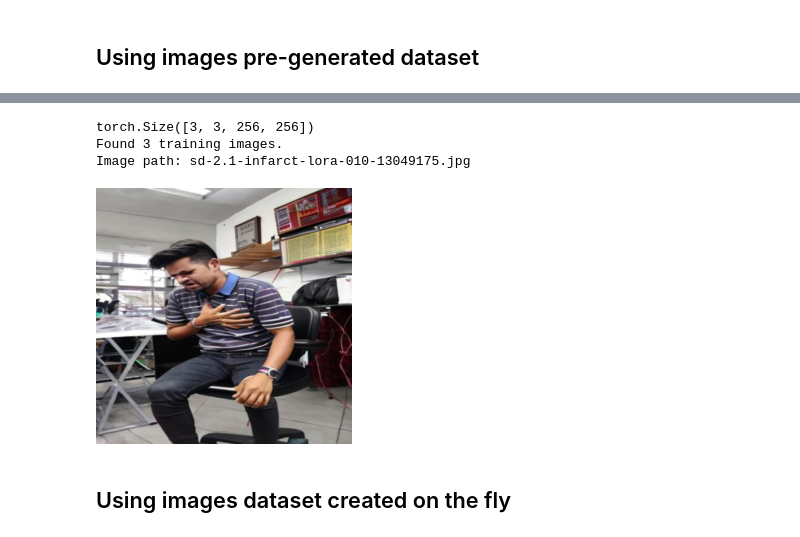
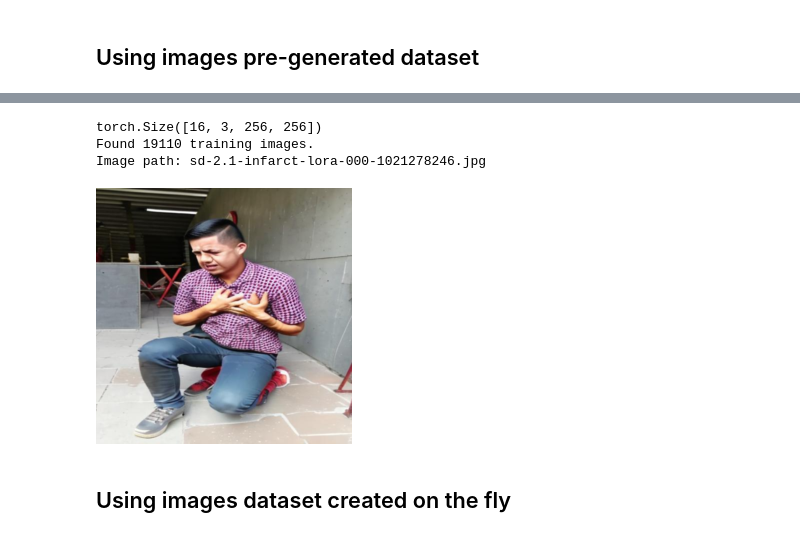
Before and after one commit to Turing-IA-IHC/InfarctImage, a Jupyter notebook: notebooks/infarctImageDemo.ipynb, the cells around one changed output, grey strips where cells are left out. Saved outputs shown, nothing was run; the diff lists cells and outputs as text; code cells hidden in the pictures.

```diff
--- a/notebooks/infarctImageDemo.ipynb
+++ b/notebooks/infarctImageDemo.ipynb
@@ -77,36 +109,34 @@ import torchvision.transforms.functional as F
 # %%
 # Load dataset. If not exist download dataset from Kaggle
 
-# This feature will be available soon
+# Define transformations
+transform = transforms.Compose([
+    transforms.Resize((256, 256)),  # Resize images to 128x128
+    transforms.ToTensor(),  # Convert images to tensor
+])
 
-## Define transformations
-#transform = transforms.Compose([
-#    transforms.Resize((256, 256)),  # Resize images to 128x128
-#    transforms.ToTensor(),  # Convert images to tensor
-#])
-#
-## Create dataset and DataLoader
-#dataset = InfarctImageDataset(split='train', transform=transform)
-#dataloader = DataLoader(dataset, batch_size=16, shuffle=True)
-#
-## Iterate through batches
-#for batch in dataloader:
-#    print(batch.shape)  # Expected output: (batch_size, 3, 128, 128)
-#    break
-#
-## Load and display dataset images
-#print(f"Found {len(dataset)} training images.")
-#
-## Display the first image path
-#print("Image path:", dataset.image_files[0])
-#image = dataset[0].permute(1, 2, 0).numpy()
-#image_pil = F.to_pil_image(image)
-#image_pil
+# Create dataset and DataLoader
+dataset = InfarctImageDataset(split='train', transform=transform)
+dataloader = DataLoader(dataset, batch_size=16, shuffle=True)
+
+# Iterate through batches
+for batch in dataloader:
+    print(batch.shape)  # Expected output: (batch_size, 3, 128, 128)
+    break
+
+# Load and display dataset images
+print(f"Found {len(dataset)} training images.")
+
+# Display the first image path
+print("Image path:", dataset.image_files[0])
+image = dataset[0].permute(1, 2, 0).numpy()
+image_pil = F.to_pil_image(image)
+image_pil
 # %% [output]
-torch.Size([3, 3, 256, 256])
-Found 3 training images.
-Image path: sd-2.1-infarct-lora-010-13049175.jpg
+torch.Size([16, 3, 256, 256])
+Found 19110 training images.
+Image path: sd-2.1-infarct-lora-000-1021278246.jpg
-[figure, old version]
+[figure, new version]
 # %% [markdown]
 ## Using images dataset created on the fly
 # %%
```
Also changed, not shown: parts of 5 cells of this notebook, 2 other files.
